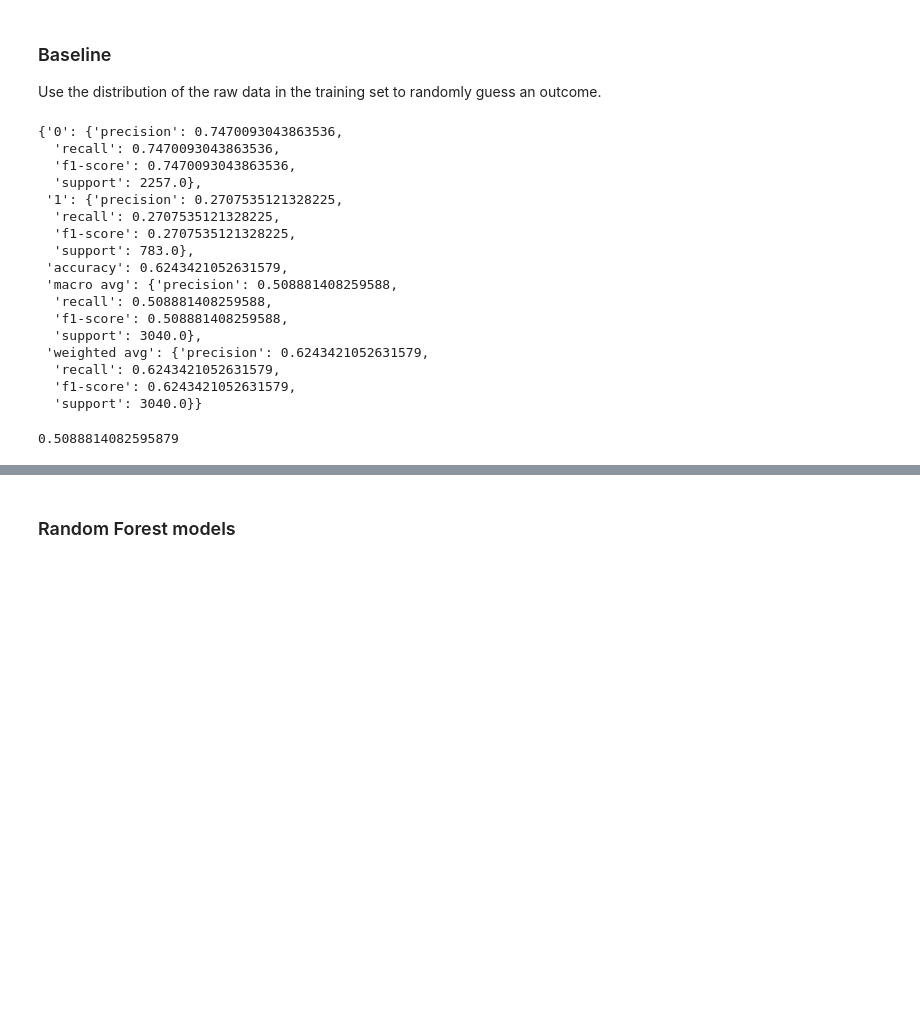
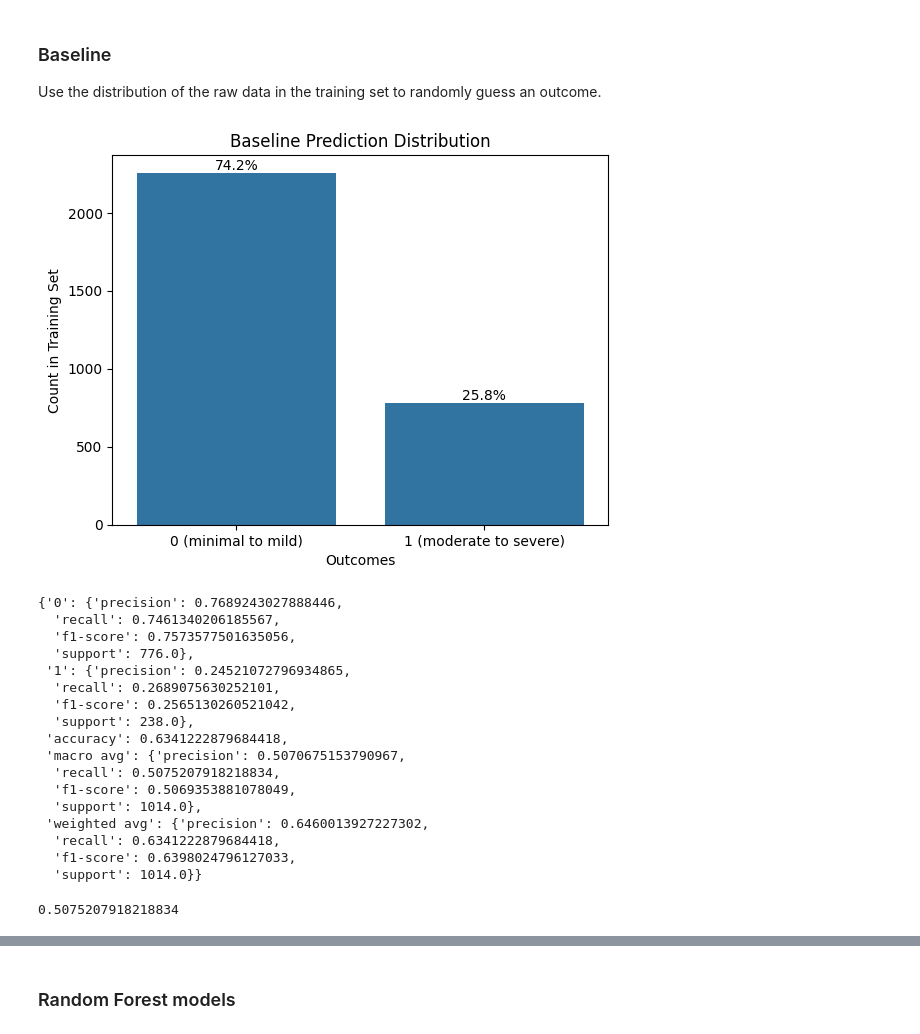
Before and after one commit to natdosan/data207-final-prject, a Jupyter notebook: src/emily_modeling.ipynb, the cells around one changed output, grey strips where cells are left out. Drawn from its saved outputs; the diff is of its cells as text; code cells hidden in the pictures; blank space fills up the shorter version.

```diff
--- a/src/emily_modeling.ipynb
+++ b/src/emily_modeling.ipynb
@@ -55,30 +58,56 @@ np.random.seed(12345)
 indices = random_df.index.tolist()
 shuffled_indices = np.random.permutation(indices)
 random_df = random_df.reindex(shuffled_indices).reset_index(drop=True)
+# %%
+df_counts = pd.DataFrame(y_train_raw['dep_bin'].value_counts()).reset_index()
+df_counts.columns = ['pred', 'count']
+
+# compute percentages
+df_counts['percent'] = df_counts['count'] / df_counts['count'].sum() * 100
+# %%
+ax = sns.barplot(x='pred', y='count', data=df_counts)
+
+# add percentage labels on bars
+for i, row in df_counts.iterrows():
+    ax.text(i, row['count'], f"{row['percent']:.1f}%",
+            ha='center', va='bottom')
+
+# Set custom tick labels
+ax.set_xticklabels([
+    "0 (minimal to mild)",
+    "1 (moderate to severe)"
+])
+plt.ylabel("Count in Training Set")
+plt.xlabel("Outcomes")
+plt.title("Baseline Prediction Distribution")
+
+plt.show()
+# %% [output]
+[figure, added]
 # %%
-classification_report(np.array(y_train_raw['dep_bin']), np.array(random_df['pred']), output_dict=True)
+classification_report(y_test, np.array(random_df['pred']), output_dict=True)
 # %% [output]
-{'0': {'precision': 0.7470093043863536,
-  'recall': 0.7470093043863536,
-  'f1-score': 0.7470093043863536,
-  'support': 2257.0},
- '1': {'precision': 0.2707535121328225,
-  'recall': 0.2707535121328225,
-  'f1-score': 0.2707535121328225,
-  'support': 783.0},
- 'accuracy': 0.6243421052631579,
- 'macro avg': {'precision': 0.508881408259588,
-  'recall': 0.508881408259588,
-  'f1-score': 0.508881408259588,
-  'support': 3040.0},
- 'weighted avg': {'precision': 0.6243421052631579,
-  'recall': 0.6243421052631579,
-  'f1-score': 0.6243421052631579,
-  'support': 3040.0}}
+{'0': {'precision': 0.7689243027888446,
+  'recall': 0.7461340206185567,
+  'f1-score': 0.7573577501635056,
+  'support': 776.0},
+ '1': {'precision': 0.24521072796934865,
+  'recall': 0.2689075630252101,
+  'f1-score': 0.2565130260521042,
+  'support': 238.0},
+ 'accuracy': 0.6341222879684418,
+ 'macro avg': {'precision': 0.5070675153790967,
+  'recall': 0.5075207918218834,
+  'f1-score': 0.5069353881078049,
+  'support': 1014.0},
+ 'weighted avg': {'precision': 0.6460013927227302,
+  'recall': 0.6341222879684418,
+  'f1-score': 0.6398024796127033,
+  'support': 1014.0}}
 # %%
 # auc
-fpr, tpr, _ = roc_curve(np.array(y_train_raw['dep_bin']), np.array(random_df['pred']))
+fpr, tpr, _ = roc_curve(y_test, np.array(random_df['pred']))
 roc_auc = auc(fpr, tpr)
 roc_auc
 # %% [output]
-0.5088814082595879
+0.5075207918218834
```
Also changed, not shown: parts of 3 cells of this notebook.
